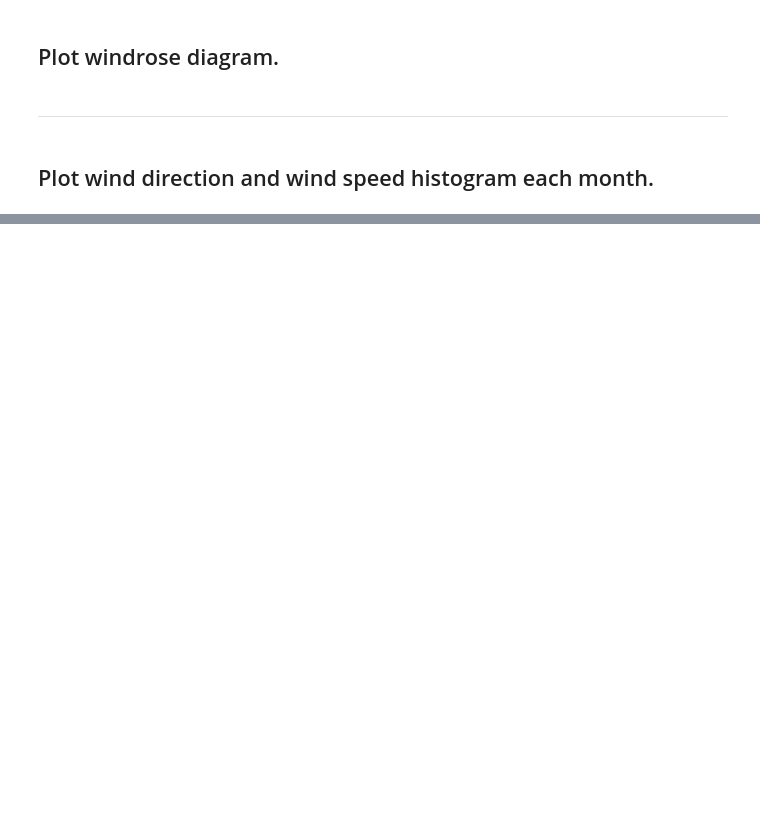
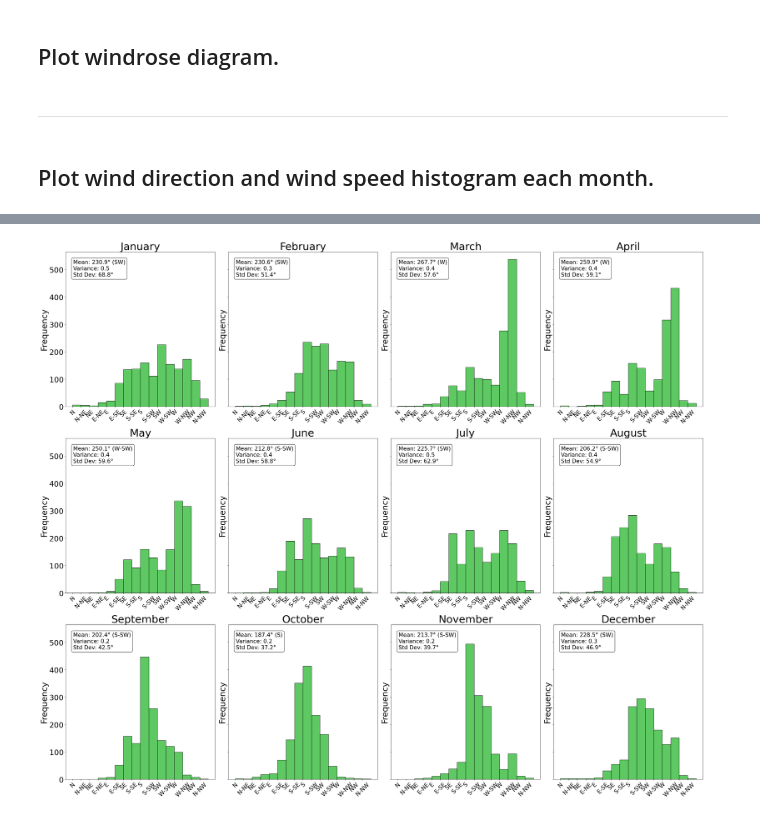
Before and after one commit to gilbertoCM/terminosWaterAge, a Jupyter notebook: scripts/Terminos_wind_analysis.ipynb, the cells around one changed output, grey strips where cells are left out. Drawn from its saved outputs; the diff is of its cells as text; code cells hidden in the pictures; blank space fills up the shorter version.

```diff
--- a/scripts/Terminos_wind_analysis.ipynb
+++ b/scripts/Terminos_wind_analysis.ipynb
@@ -150,9 +150,7 @@ import numpy as np
 import pandas as pd
 import matplotlib.pyplot as plt
 
-# Assuming df is your DataFrame and it contains 'time' and 'wind_direction_degree' columns
-# Ensure 'time' is a datetime object
-df['time'] = pd.to_datetime(df['time'])
+
 
 # Extract month from the date
 df['Month'] = df['time'].dt.month
@@ -185,6 +183,17 @@ for month in range(1, 13):
     ax.set_xticklabels(xlabels, fontsize=20, rotation=45)  # Increased x-tick label font size
     ax.tick_params(axis='y', labelsize=26)  # Increased y-tick label font size
 
+    # Add circular mean, variance, and standard deviation to the plot as a label in the legend
+    circular_mean = circmean(monthly_data['wind_direction_degree'], high=360, low=0)
+    circular_variance = circvar(monthly_data['wind_direction_degree'], high=360, low=0)
+    circular_std = circstd(monthly_data['wind_direction_degree'], high=360, low=0)
+
+    # Add circular mean, variance, and standard deviation to the plot as a label in the legend
+    ax.axvline(circular_mean, color='#fde725', linestyle='-', linewidth=5, label=f'Mean: {circular_mean:.2f}°')
+
+
 
 plt.tight_layout(rect=[0, 0, 1, 0.96])
+
+plt.savefig('..\output_files\\terminos_histrogram_each_month.pdf', dpi=600)
 plt.show()
@@ -192,0 +200,67 @@ plt.show()
+# %%
+import numpy as np
+import pandas as pd
+import matplotlib.pyplot as plt
+from scipy.stats import circmean, circvar, circstd
+
+# Extract month from the date
+df['Month'] = df['time'].dt.month
+
+# List of month names in English
+month_names = [
+    "January", "February", "March", "April", "May", "June",
+    "July", "August", "September", "October", "November", "December"
+]
+
+# Function to convert degrees to cardinal direction
+def degrees_to_cardinal(degrees):
+    directions = ["N", "N-NE", "NE", "E-NE", "E", "E-SE", "SE", "S-SE",
+                  "S", "S-SW", "SW", "W-SW", "W", "W-NW", "NW", "N-NW"]
+    index = int((degrees + 11.25) // 22.5) % 16
+    return directions[index]
+
+# Plot histograms for each month
+fig, axs = plt.subplots(3, 4, figsize=(32, 28), sharey=True)  # Increased figure size
+
+
+# Set xticks and labels
+xlabels = (
+    "N", "N-NE", "NE", "E-NE", "E", "E-SE", "SE", "S-SE",
+    "S", "S-SW", "SW", "W-SW", "W", "W-NW", "NW", "N-NW"
+)
+xticks = np.arange(0, 360, 22.5)
+
+for month in range(1, 13):
+    ax = axs[(month-1)//4, (month-1)%4]
+    monthly_data = df[df['Month'] == month]
+    ax.hist(monthly_data['wind_direction_degree'], bins=np.arange(0, 361, 22.5),
+            color='#5ec962', edgecolor='black')
+    month_name = month_names[month - 1]
+    ax.set_title(f'{month_name}', fontsize=36)  # Increased subplot title font size
+    ax.set_ylabel('Frequency', fontsize=28)  # Increased y-axis label font size
+    ax.set_xticks(xticks)
+    ax.set_xticklabels(xlabels, fontsize=20, rotation=45)  # Increased x-tick label font size
+    ax.tick_params(axis='y', labelsize=26)  # Increased y-tick label font size
+
+    # Calculate circular statistics for each month
+    circular_mean = circmean(monthly_data['wind_direction_degree'], high=360, low=0)
+    circular_variance = circvar(monthly_data['wind_direction_degree'], high=360, low=0)
+    circular_std = circstd(monthly_data['wind_direction_degree'], high=360, low=0)
+
+    # Convert circular mean to cardinal direction
+    cardinal_direction = degrees_to_cardinal(circular_mean)
+
+
+    # Add text annotations for circular statistics
+    stats_text = (f'Mean: {circular_mean:.1f}° ({cardinal_direction})\n'
+                  f'Variance: {circular_variance:.1f}\n'
+                  f'Std Dev: {circular_std:.1f}°')
+    ax.text(0.05, 0.95, stats_text, transform=ax.transAxes, fontsize=19,
+            verticalalignment='top', bbox=dict(boxstyle='round,pad=0.3', edgecolor='black', facecolor='white'))
+
+plt.tight_layout(rect=[0, 0, 1, 0.96])
+
+plt.savefig('..\output_files\\terminos_histrogram_each_month.pdf', dpi=600)
+plt.show()
+# %% [output]
+[figure, added]
```
Also changed, not shown: parts of 3 cells of this notebook.
